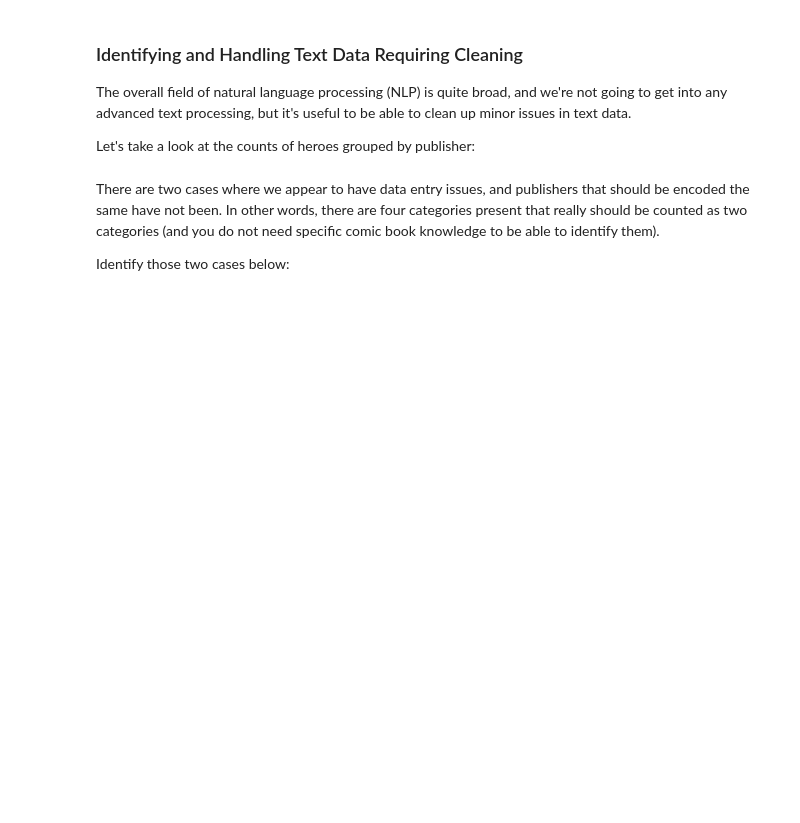
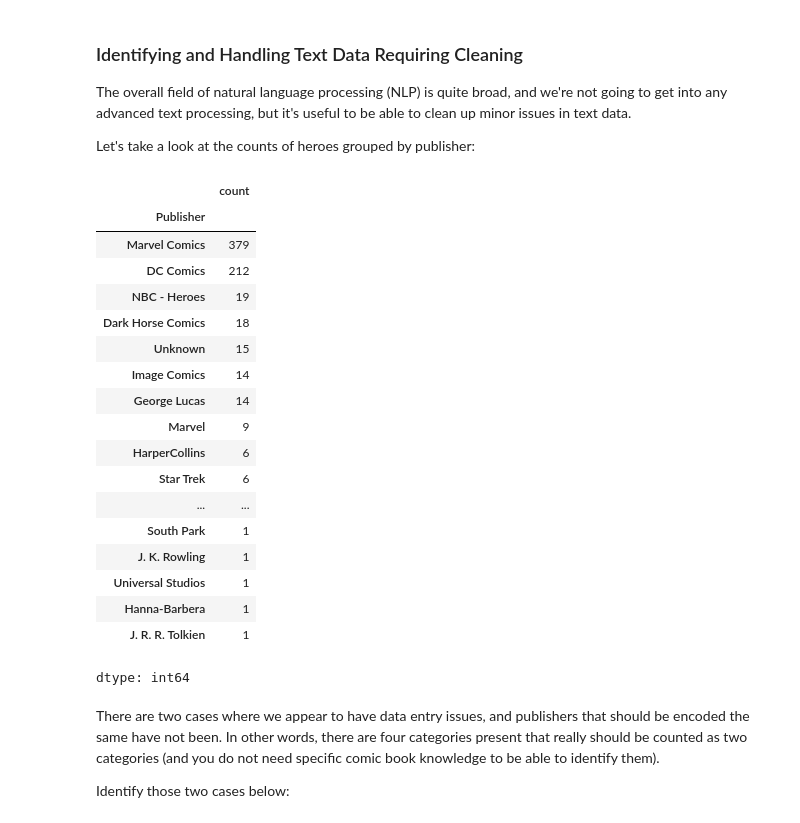
Before and after one commit to EarthToJoe/dsc-pandas-data-cleaning-lab, a Jupyter notebook: index.ipynb, the cells around one changed output. Saved outputs shown, nothing was run; the diff lists cells and outputs as text; code cells hidden in the pictures; blank space fills up the shorter version.

```diff
--- a/index.ipynb
+++ b/index.ipynb
@@ -281,7 +278,7 @@ In this case, it would make sense to fill it in as unknown. We want to keep the
 Now, implement the strategy to drop rows with missing values using code. (You can also check the solution branch for the answer to the question above if you're really not sure.)
 # %%
 # Your code here
-heroes_df['Publisher'].fillna('Unknown', inplace=True)
+heroes_df0['Publisher'].fillna('Unknown', inplace=True)
 # %% [output]
 The behavior will change in pandas 3.0. This inplace method will never work because the intermediate object on which we are setting values always behaves as a copy.
 
@@ -302,7 +299,27 @@ The overall field of natural language processing (NLP) is quite broad, and we're
 Let's take a look at the counts of heroes grouped by publisher:
 # %%
 # Run this cell without changes
-heroes_df["Publisher"].value_counts()
+heroes_df0["Publisher"].value_counts()
+# %% [output]
+|  | count |
+| Publisher |  |
+| Marvel Comics | 379 |
+| DC Comics | 212 |
+| NBC - Heroes | 19 |
+| Dark Horse Comics | 18 |
+| Unknown | 15 |
+| Image Comics | 14 |
+| George Lucas | 14 |
+| Marvel | 9 |
+| HarperCollins | 6 |
+| Star Trek | 6 |
+| ... | ... |
+| South Park | 1 |
+| J. K. Rowling | 1 |
+| Universal Studios | 1 |
+| Hanna-Barbera | 1 |
+| J. R. R. Tolkien | 1 |
+dtype: int64
 # %% [markdown]
 There are two cases where we appear to have data entry issues, and publishers that should be encoded the same have not been. In other words, there are four categories present that really should be counted as two categories (and you do not need specific comic book knowledge to be able to identify them).
 
```
Also changed, not shown: parts of 5 cells of this notebook.
